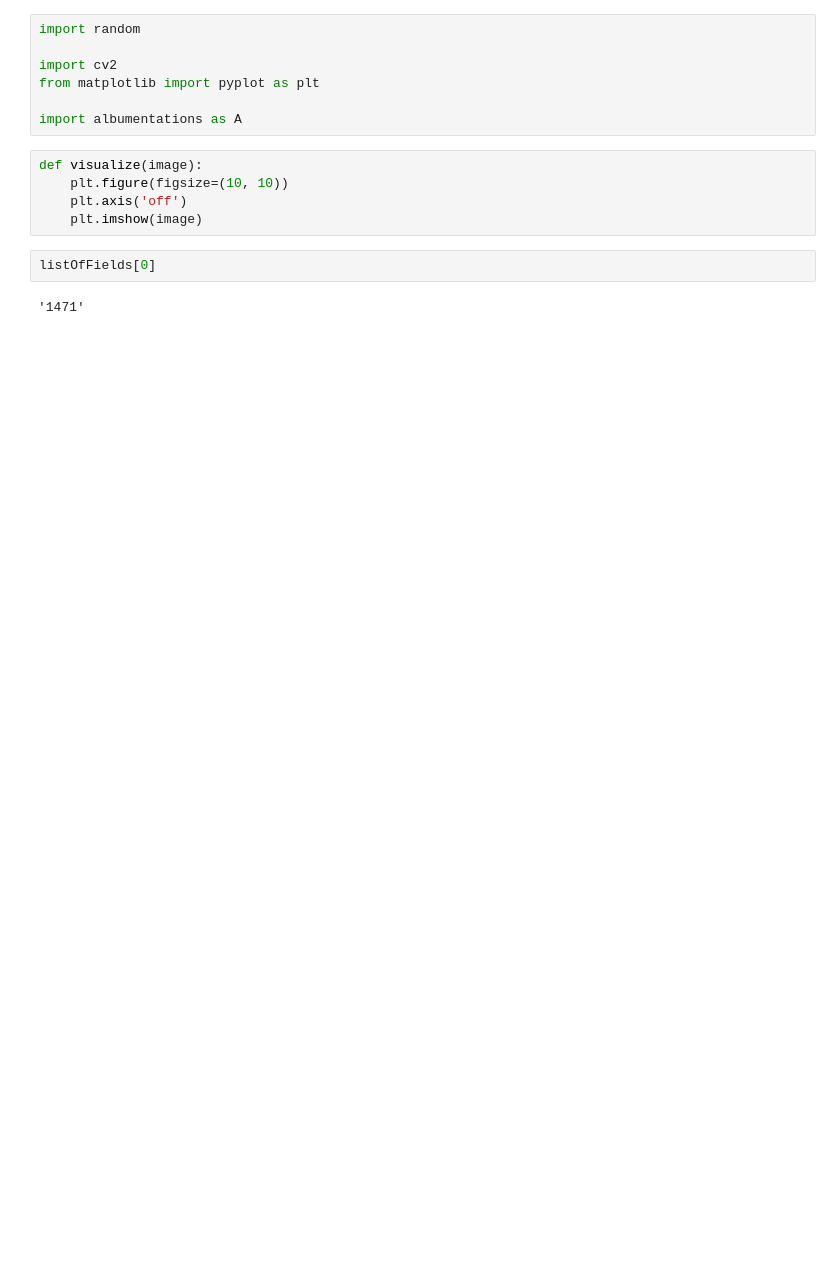
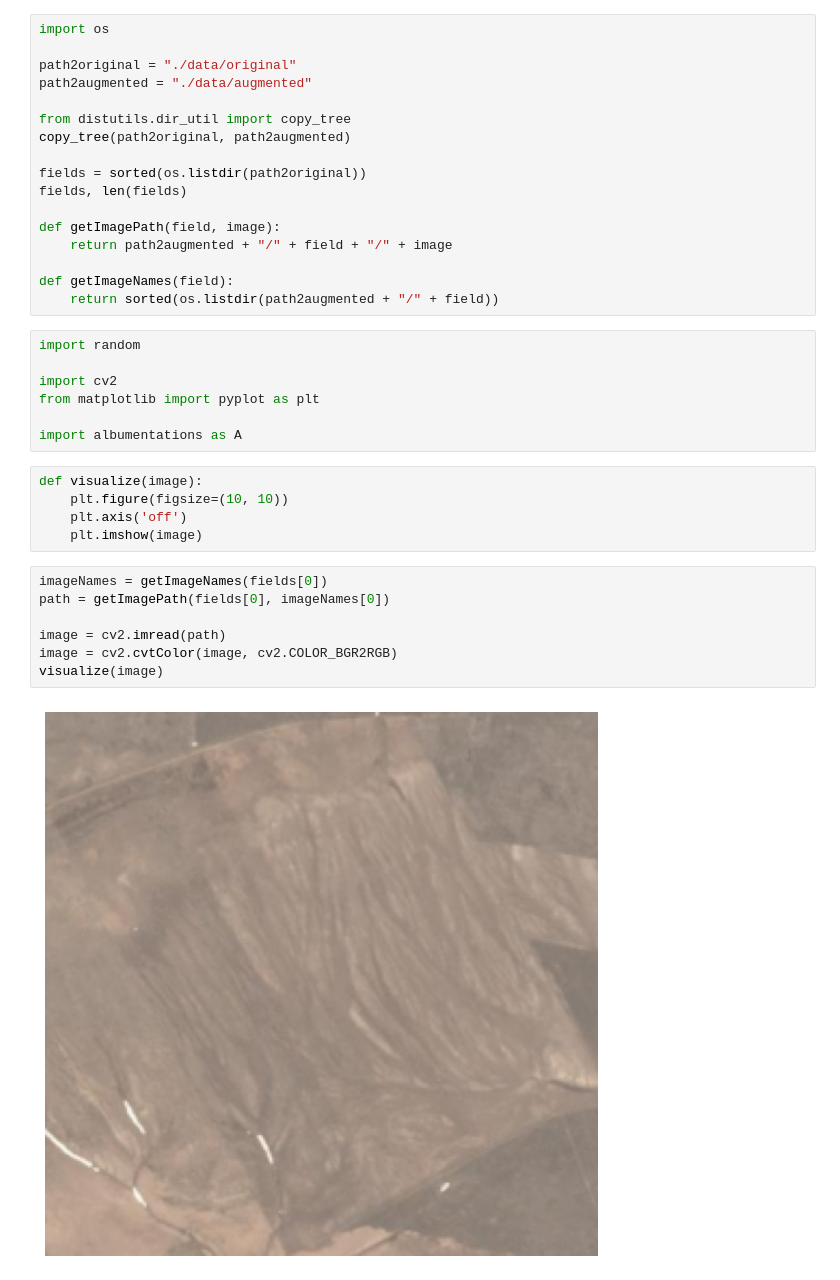
Before and after one commit to kassenov/sat-rnn, a Jupyter notebook: notebooks/Sat-CNN.ipynb, the cells around one changed output. Saved outputs shown, nothing was run; the diff lists cells and outputs as text; blank space fills up the shorter version.

```diff
--- a/notebooks/Sat-CNN.ipynb
+++ b/notebooks/Sat-CNN.ipynb
@@ -11,3 +3,20 @@ listOfFields, len(listOfFields)
+# %%
+import os
+
+path2original = "./data/original"
+path2augmented = "./data/augmented"
+
+from distutils.dir_util import copy_tree
+copy_tree(path2original, path2augmented)
+
+fields = sorted(os.listdir(path2original))
+fields, len(fields)
+
+def getImagePath(field, image):
+    return path2augmented + "/" + field + "/" + image
+
+def getImageNames(field):
+    return sorted(os.listdir(path2augmented + "/" + field))
 # %%
 import random
 
@@ -20,7 +29,12 @@ def visualize(image):
     plt.figure(figsize=(10, 10))
     plt.axis('off')
     plt.imshow(image)
-# %%
-listOfFields[0]
-# %% [output]
-'1471'
+# %%
+imageNames = getImageNames(fields[0])
+path = getImagePath(fields[0], imageNames[0])
+
+image = cv2.imread(path)
+image = cv2.cvtColor(image, cv2.COLOR_BGR2RGB)
+visualize(image)
+# %% [output]
+[figure, added]
```
Also changed, not shown: parts of 3 cells of this notebook, 1 other file.
